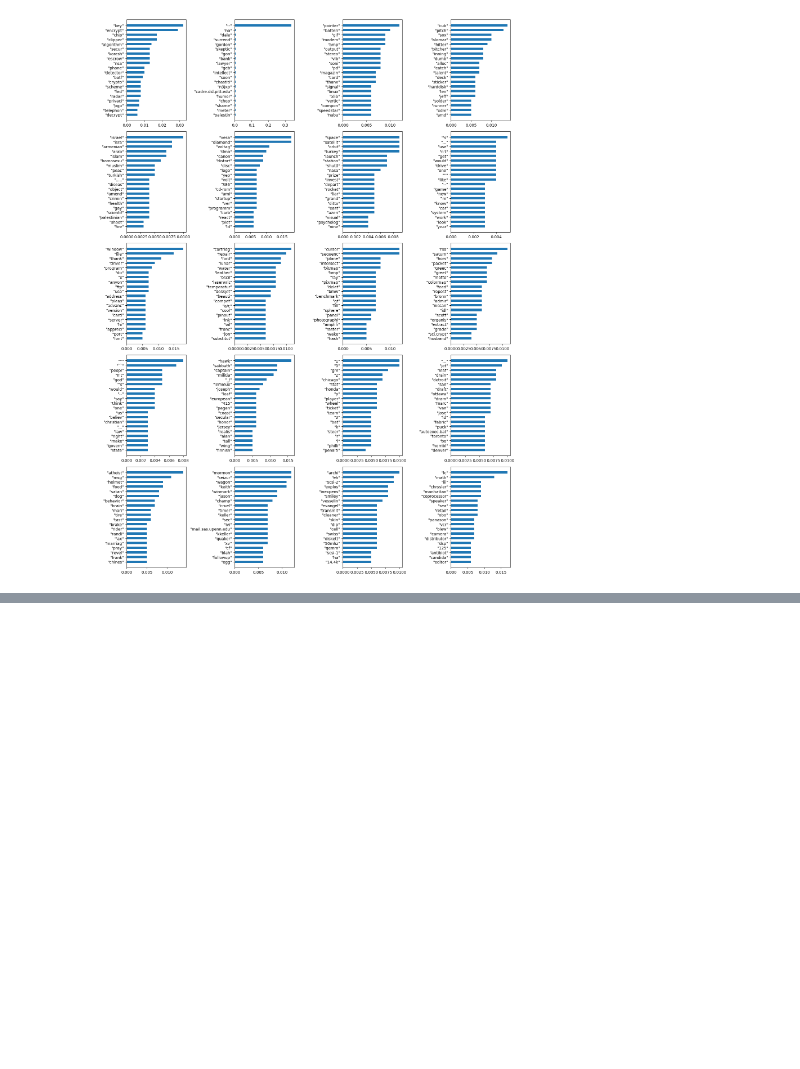
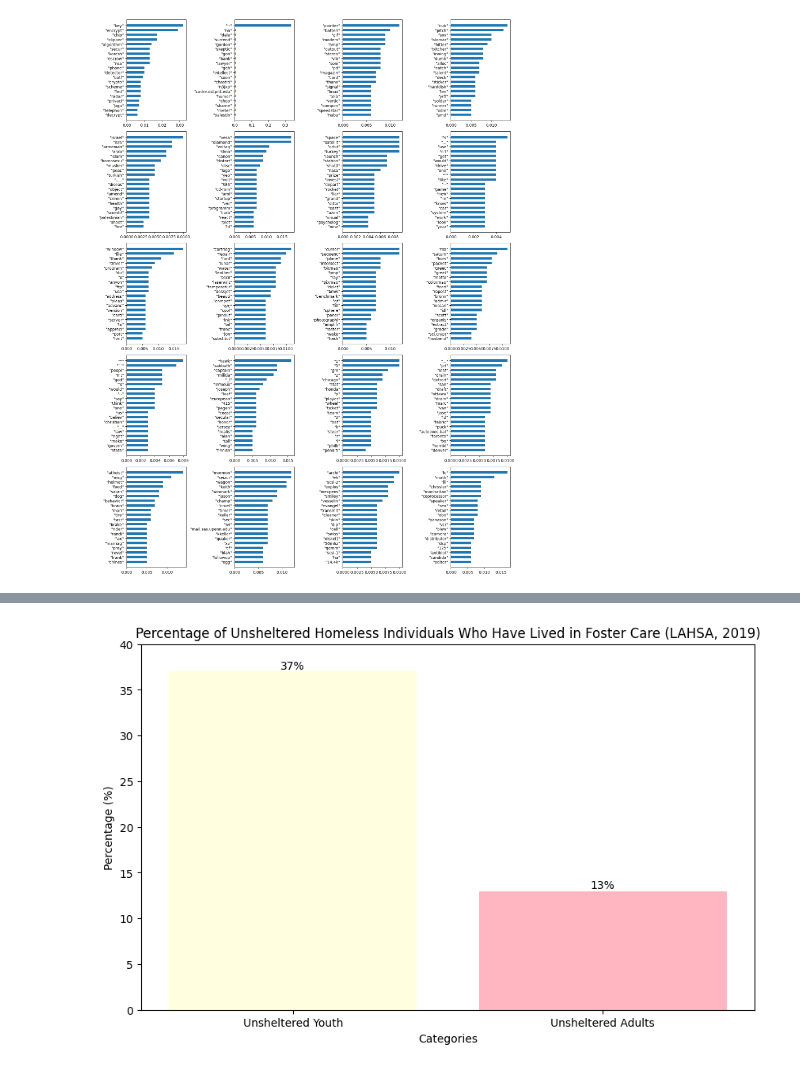
Before and after one commit to adehaven/Alyssas, a Jupyter notebook: posts/Topics.ipynb, the cells around one changed output, grey strips where cells are left out. Drawn from its saved outputs; the diff is of its cells as text; code cells hidden in the pictures; blank space fills up the shorter version.

```diff
--- a/posts/Topics.ipynb
+++ b/posts/Topics.ipynb
@@ -474,0 +496,21 @@ plt.tight_layout()
+# %%
+import matplotlib.pyplot as plt
+
+categories = ['Unsheltered Youth', 'Unsheltered Adults']
+percentages = [37, 13]
+
+plt.figure(figsize=(10, 6))
+bars = plt.bar(categories, percentages, color=['lightyellow', 'lightpink'])
+
+for bar in bars:
+    height = bar.get_height()
+    plt.text(bar.get_x() + bar.get_width() / 2.0, height, f'{height}%', ha='center', va='bottom')
+
+plt.title('Percentage of Unsheltered Homeless Individuals Who Have Lived in Foster Care (LAHSA, 2019)')
+plt.xlabel('Categories')
+plt.ylabel('Percentage (%)')
+plt.ylim(0, 40)
+
+plt.show()
+# %% [output]
+[figure, added]
```
Also changed, not shown: parts of 2 cells of this notebook, 20 other files.
